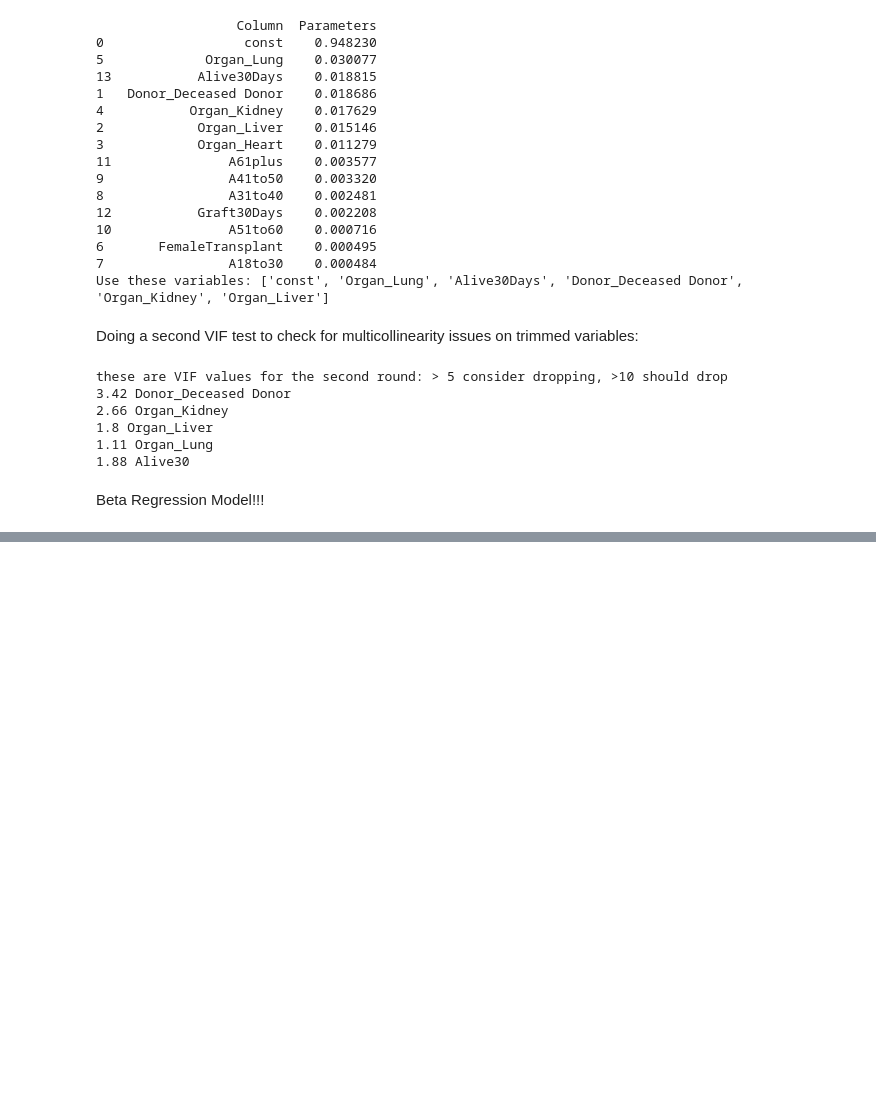
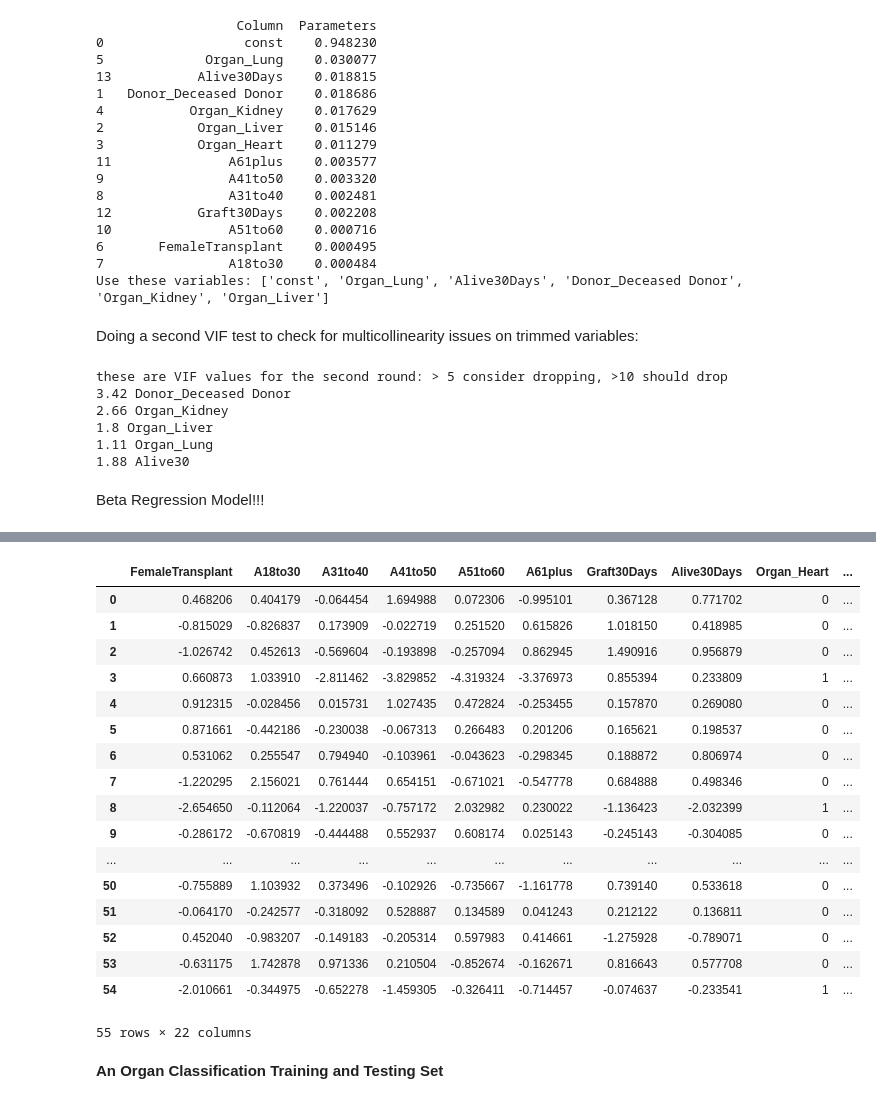
Before and after one commit to clbony/BDSCapstoneGrp12, a Jupyter notebook: Capstone_Group_12_v2.ipynb, the cells around one changed output, grey strips where cells are left out. Drawn from its saved outputs; the diff is of its cells as text; code cells hidden in the pictures; blank space fills up the shorter version.

```diff
--- a/Capstone_Group_12_v2.ipynb
+++ b/Capstone_Group_12_v2.ipynb
@@ -1038,0 +1119,55 @@ precision                4.9061      0.112     43.926      0.000       4.687
+# %%
+# creating dummy variables on separate train/test sets
+
+# X_train
+# change categorical to numeric
+dummy_X_train = pd.get_dummies(X_train_scaled, columns=['Organ', 'Donor'],
+drop_first=False)
+dummy_X_train_num = X_train_scaled[['FemaleTransplant',
+'A18to30', 'A31to40', 'A41to50', 'A51to60',
+'A61plus', 'Graft30Days',
+'Alive30Days']]
+
+#1 for true 0 for false
+dummy_X_train = dummy_X_train.replace({True:1, False:0})
+dummy_X_train = pd.DataFrame(dummy_X_train)
+
+# combines the changed variables from categorical to numeric with the numeric from original df
+dummy_X_train = pd.concat([dummy_X_train.reset_index(drop=True), dummy_X_train_num.reset_index(drop=True)], axis=1)
+
+# X_test
+# change categorical to numeric
+dummy_X_test = pd.get_dummies(X_test_scaled, columns=['Organ', 'Donor'],
+drop_first=False)
+dummy_X_test_num = X_test_scaled[['FemaleTransplant',
+'A18to30', 'A31to40', 'A41to50', 'A51to60',
+'A61plus', 'Graft30Days',
+'Alive30Days']]
+
+#1 for true 0 for false
+dummy_X_test = dummy_X_test.replace({True:1, False:0})
+dummy_X_test = pd.DataFrame(dummy_X_test)
+
+# combines the changed variables from categorical to numeric with the numeric from original df
+dummy_X_test = pd.concat([dummy_X_test.reset_index(drop=True), dummy_X_test_num.reset_index(drop=True)], axis=1)
+# %% [output]
+|  | FemaleTransplant | A18to30 | A31to40 | A41to50 | A51to60 | A61plus | Graft30Days | Alive30Days | Organ_Heart | ... |
+| 0 | 0.468206 | 0.404179 | -0.064454 | 1.694988 | 0.072306 | -0.995101 | 0.367128 | 0.771702 | 0 | ... |
+| 1 | -0.815029 | -0.826837 | 0.173909 | -0.022719 | 0.251520 | 0.615826 | 1.018150 | 0.418985 | 0 | ... |
+| 2 | -1.026742 | 0.452613 | -0.569604 | -0.193898 | -0.257094 | 0.862945 | 1.490916 | 0.956879 | 0 | ... |
+| 3 | 0.660873 | 1.033910 | -2.811462 | -3.829852 | -4.319324 | -3.376973 | 0.855394 | 0.233809 | 1 | ... |
+| 4 | 0.912315 | -0.028456 | 0.015731 | 1.027435 | 0.472824 | -0.253455 | 0.157870 | 0.269080 | 0 | ... |
+| 5 | 0.871661 | -0.442186 | -0.230038 | -0.067313 | 0.266483 | 0.201206 | 0.165621 | 0.198537 | 0 | ... |
+| 6 | 0.531062 | 0.255547 | 0.794940 | -0.103961 | -0.043623 | -0.298345 | 0.188872 | 0.806974 | 0 | ... |
+| 7 | -1.220295 | 2.156021 | 0.761444 | 0.654151 | -0.671021 | -0.547778 | 0.684888 | 0.498346 | 0 | ... |
+| 8 | -2.654650 | -0.112064 | -1.220037 | -0.757172 | 2.032982 | 0.230022 | -1.136423 | -2.032399 | 1 | ... |
+| 9 | -0.286172 | -0.670819 | -0.444488 | 0.552937 | 0.608174 | 0.025143 | -0.245143 | -0.304085 | 0 | ... |
+| ... | ... | ... | ... | ... | ... | ... | ... | ... | ... | ... |
+| 50 | -0.755889 | 1.103932 | 0.373496 | -0.102926 | -0.735667 | -1.161778 | 0.739140 | 0.533618 | 0 | ... |
+| 51 | -0.064170 | -0.242577 | -0.318092 | 0.528887 | 0.134589 | 0.041243 | 0.212122 | 0.136811 | 0 | ... |
+| 52 | 0.452040 | -0.983207 | -0.149183 | -0.205314 | 0.597983 | 0.414661 | -1.275928 | -0.789071 | 0 | ... |
+| 53 | -0.631175 | 1.742878 | 0.971336 | 0.210504 | -0.852674 | -0.162671 | 0.816643 | 0.577708 | 0 | ... |
+| 54 | -2.010661 | -0.344975 | -0.652278 | -1.459305 | -0.326411 | -0.714457 | -0.074637 | -0.233541 | 1 | ... |
+55 rows × 22 columns
+# %% [markdown]
+**An Organ Classification Training and Testing Set**
```
Also changed, not shown: parts of 13 cells of this notebook.
